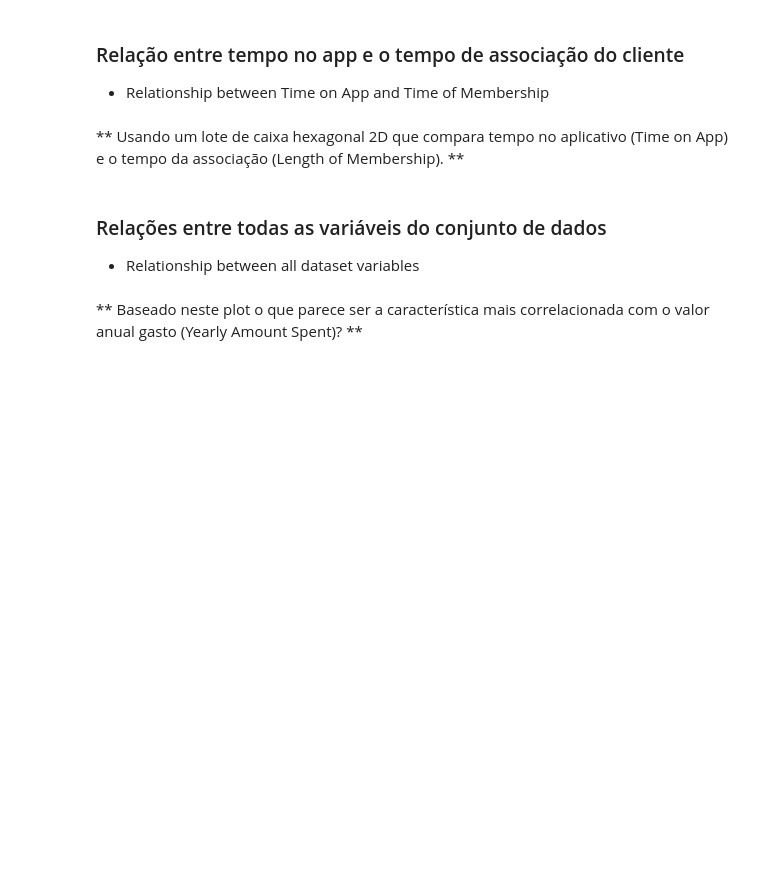
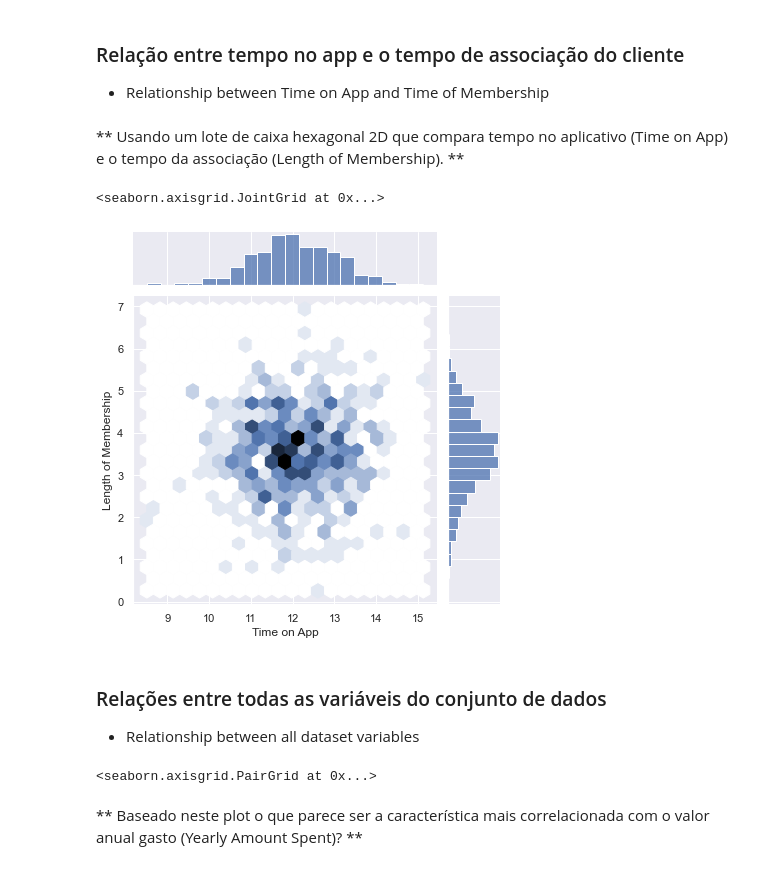
Before and after one commit to emersonrafaels/ml_ecommerce_customers_r2, a Jupyter notebook: Linear Regression - Ecommerce Customers.ipynb, the cells around one changed output. Saved outputs shown, nothing was run; the diff lists cells and outputs as text; code cells hidden in the pictures; blank space fills up the shorter version.

```diff
--- a/Linear Regression - Ecommerce Customers.ipynb
+++ b/Linear Regression - Ecommerce Customers.ipynb
@@ -285,14 +313,25 @@ sns.jointplot(x='Time on App', y='Yearly Amount Spent', data=clientes,
 - Relationship between Time on App and Time of Membership
 # %% [markdown]
 ** Usando um lote de caixa hexagonal 2D que compara tempo no aplicativo (Time on App) e o tempo da associação (Length of Membership). **
+# %%
+variable_one = 'Time on App'
+variable_two = 'Length of Membership'
 # %%
-sns.jointplot(x='Time on App', y='Length of Membership', data=clientes, kind='hex')
+sns.jointplot(x=variable_one,
+              y=variable_two,
+              data=df_customers,
+              kind='hex')
+# %% [output]
+<seaborn.axisgrid.JointGrid at 0x...>
+[figure, added]
 # %% [markdown]
 ### Relações entre todas as variáveis do conjunto de dados
 
 - Relationship between all dataset variables
 # %%
-sns.pairplot(clientes)
+sns.pairplot(df_customers)
+# %% [output]
+<seaborn.axisgrid.PairGrid at 0x...>
 # %% [markdown]
 ** Baseado neste plot o que parece ser a característica mais correlacionada com o valor anual gasto (Yearly Amount Spent)? **
 # %% [raw]
```
Also changed, not shown: parts of 6 cells of this notebook.
